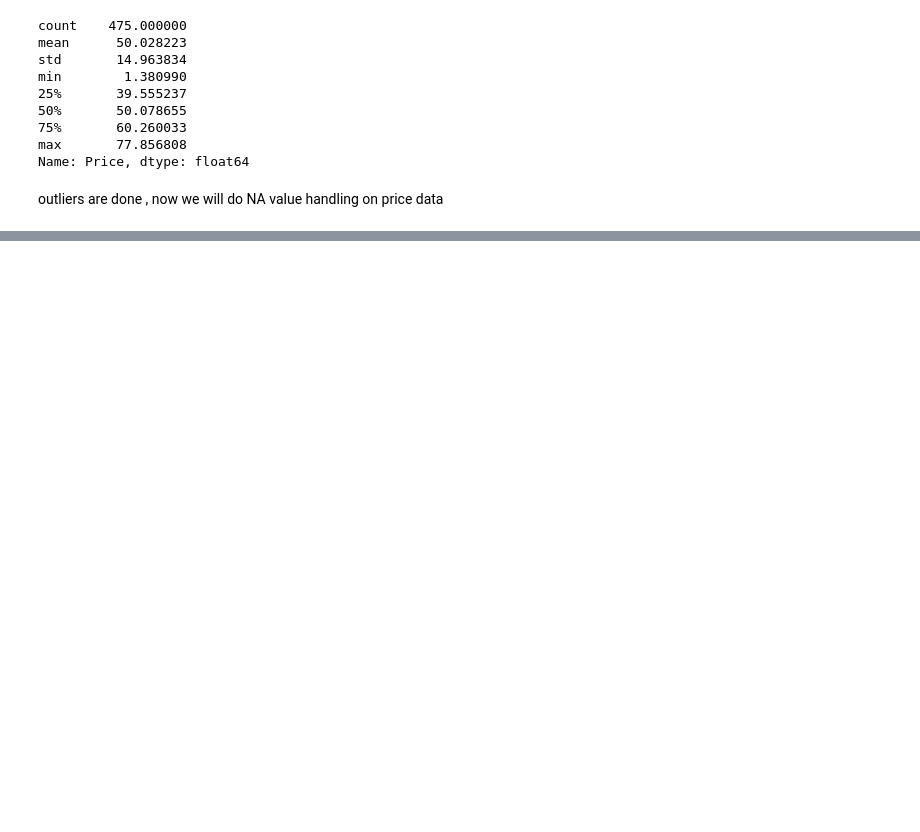
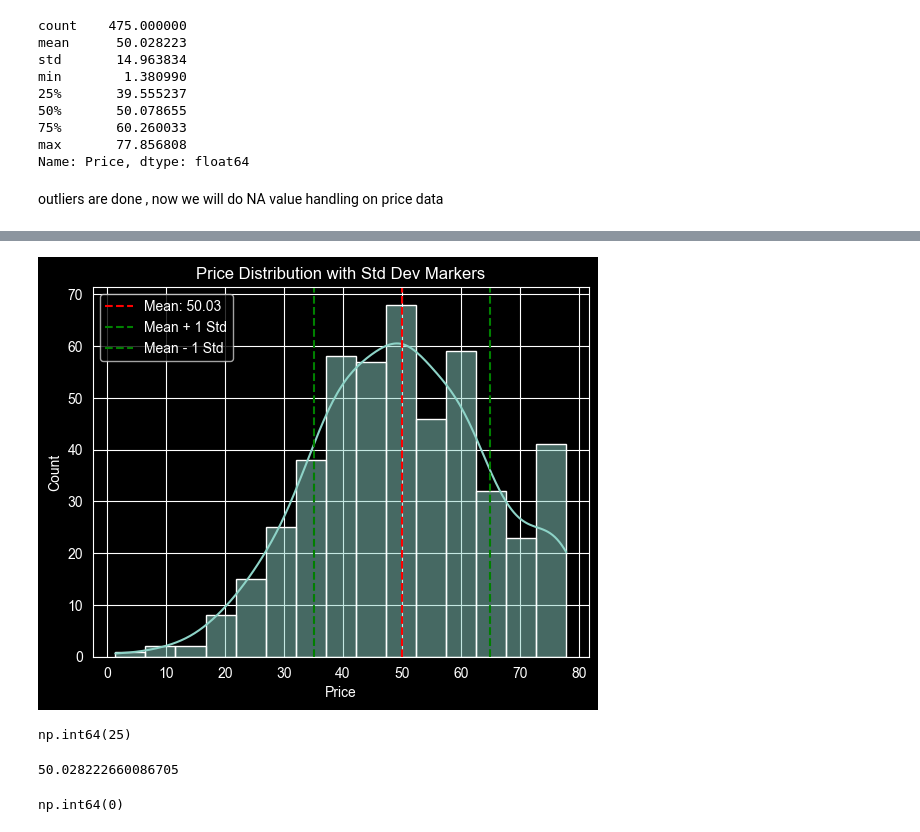
Before and after one commit to Jayeshvadje/Ml_Learning, a Jupyter notebook: Week3_Feature_Engineering/Data Preprocessing.ipynb, the cells around one changed output, grey strips where cells are left out. Cells and saved outputs as stored; diff of their text form; code cells hidden in the pictures; blank space fills up the shorter version.

```diff
--- a/Week3_Feature_Engineering/Data Preprocessing.ipynb
+++ b/Week3_Feature_Engineering/Data Preprocessing.ipynb
@@ -286,0 +295,34 @@ outliers are done , now we will do NA value handling on price data
+# %%
+import numpy as np
+
+# 1. Calculate stats
+mu = df['Price'].mean()
+sigma = df['Price'].std()
+
+# 2. Plot the histogram
+sns.histplot(df['Price'], kde=True)
+
+# 3. Add vertical lines
+plt.axvline(mu, color='r', linestyle='--', label=f'Mean: {mu:.2f}')
+plt.axvline(mu + sigma, color='g', linestyle='--', label='Mean + 1 Std')
+plt.axvline(mu - sigma, color='g', linestyle='--', label='Mean - 1 Std')
+
+plt.legend()
+plt.title('Price Distribution with Std Dev Markers')
+plt.show()
+# %% [output]
+[figure, added]
+# %%
+df["Price"].isna().sum()
+# %% [output]
+np.int64(25)
+# %%
+mean_price = df["Price"].mean()
+print(mean_price)
+df["Price"]=df["Price"].fillna(mean_price)
+# %% [output]
+50.028222660086705
+# %%
+df["Price"].isna().sum()
+# %% [output]
+np.int64(0)
```
Also changed, not shown: parts of 5 cells of this notebook.
